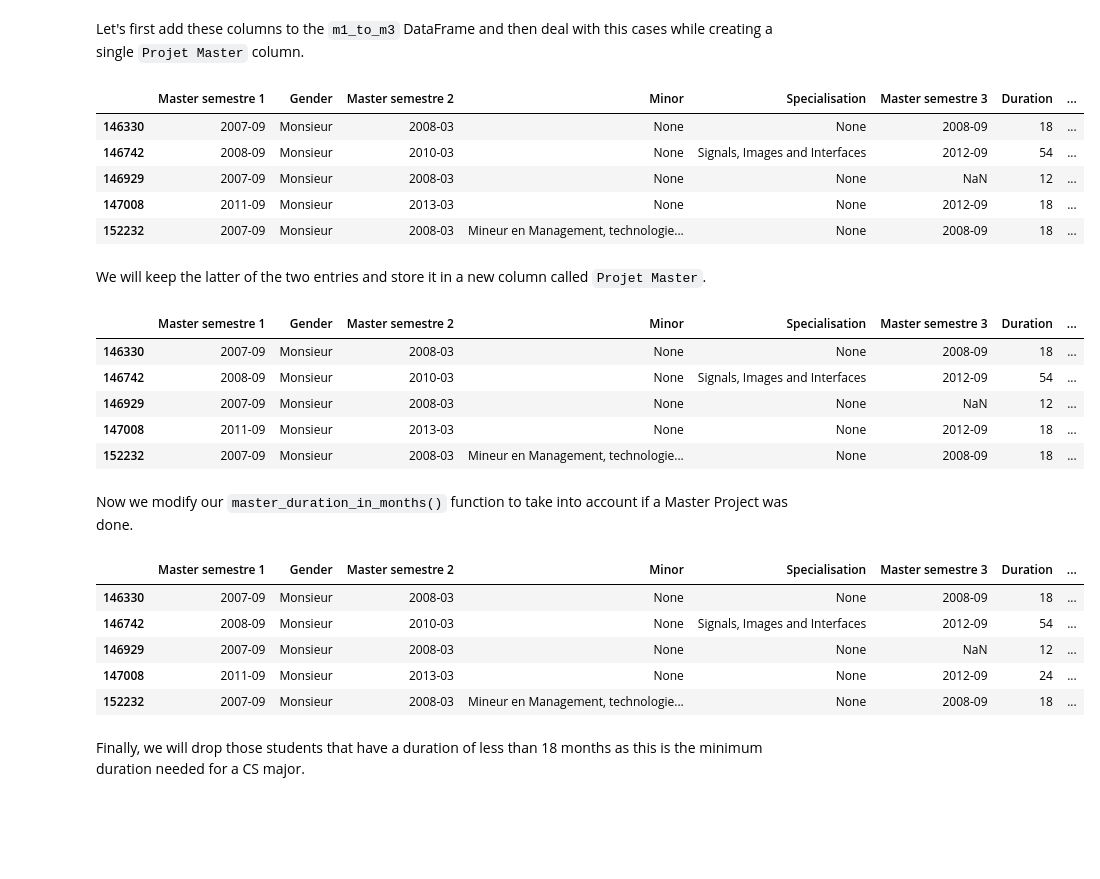
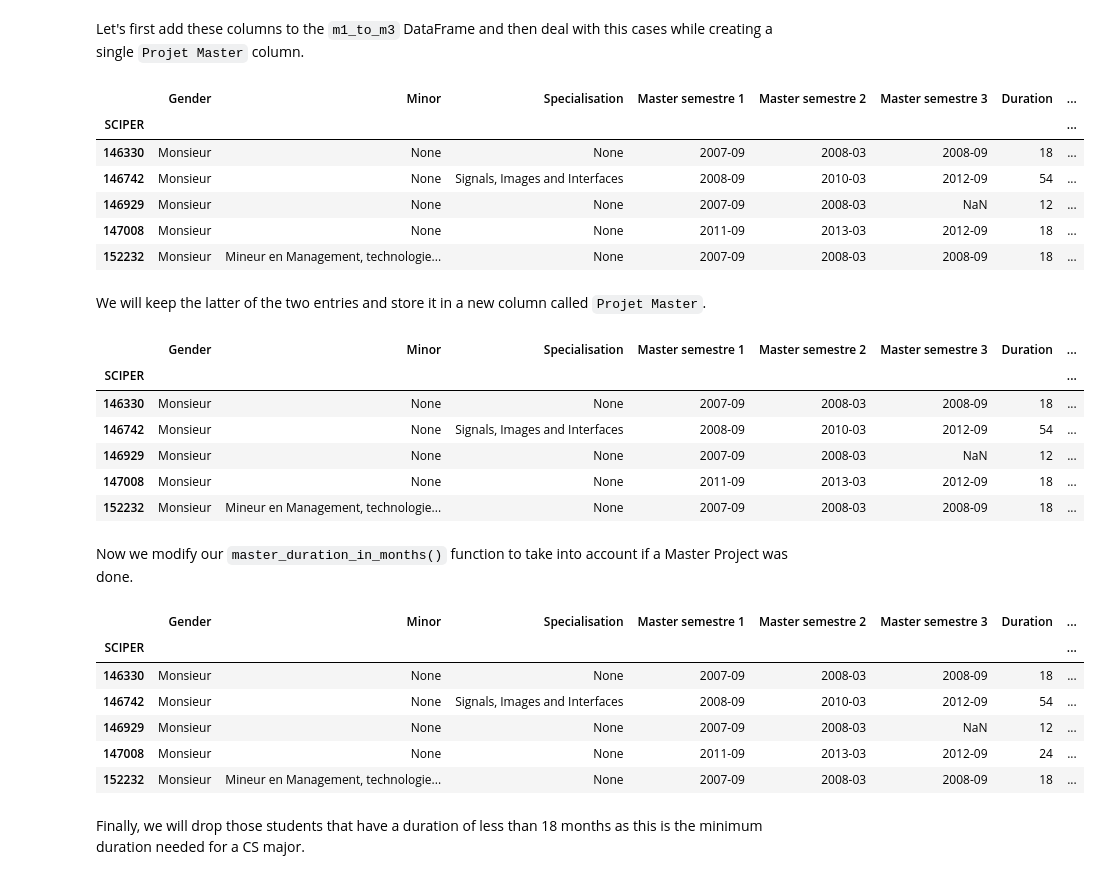
Before and after one commit to BeforeRain/ADA-homework, a Jupyter notebook: 02 - Data from the Web/SUBMISSION_data_from_the_web.ipynb, the cells around one changed output. Saved outputs shown, nothing was run; the diff lists cells and outputs as text; code cells hidden in the pictures; blank space fills up the shorter version.

```diff
--- a/02 - Data from the Web/SUBMISSION_data_from_the_web.ipynb
+++ b/02 - Data from the Web/SUBMISSION_data_from_the_web.ipynb
@@ -485,5 +494,6 @@ So we will take the Specialization/Minor from M2 when combining M1, M2, and M3.
 # %%
 m1_to_m3 = df_m1[["Master semestre 1","Gender"]].join(df_m2[["Master semestre 2","Minor","Specialisation"]],
                                                             how='inner').join(df_m3["Master semestre 3"])
+m1_to_m3 = m1_to_m3[["Gender","Minor","Specialisation","Master semestre 1","Master semestre 2","Master semestre 3"]]
 m1_to_m3.head()
 # %% [output]
@@ -549,12 +561,13 @@ Let's first add these columns to the `m1_to_m3` DataFrame and then deal with thi
 m1_to_proj = m1_to_m3.join(df_pm_aut["Projet Master automne"]).join(df_pm_pri["Projet Master printemps"])
 m1_to_proj.head()
 # %% [output]
-|  | Master semestre 1 | Gender | Master semestre 2 | Minor | Specialisation | Master semestre 3 | Duration | ... |
-| 146330 | 2007-09 | Monsieur | 2008-03 | None | None | 2008-09 | 18 | ... |
-| 146742 | 2008-09 | Monsieur | 2010-03 | None | Signals, Images and Interfaces | 2012-09 | 54 | ... |
-| 146929 | 2007-09 | Monsieur | 2008-03 | None | None | NaN | 12 | ... |
-| 147008 | 2011-09 | Monsieur | 2013-03 | None | None | 2012-09 | 18 | ... |
-| 152232 | 2007-09 | Monsieur | 2008-03 | Mineur en Management, technologie... | None | 2008-09 | 18 | ... |
+|  | Gender | Minor | Specialisation | Master semestre 1 | Master semestre 2 | Master semestre 3 | Duration | ... |
+| SCIPER |  |  |  |  |  |  |  | ... |
+| 146330 | Monsieur | None | None | 2007-09 | 2008-03 | 2008-09 | 18 | ... |
+| 146742 | Monsieur | None | Signals, Images and Interfaces | 2008-09 | 2010-03 | 2012-09 | 54 | ... |
+| 146929 | Monsieur | None | None | 2007-09 | 2008-03 | NaN | 12 | ... |
+| 147008 | Monsieur | None | None | 2011-09 | 2013-03 | 2012-09 | 18 | ... |
+| 152232 | Monsieur | Mineur en Management, technologie... | None | 2007-09 | 2008-03 | 2008-09 | 18 | ... |
 # %% [markdown]
 We will keep the latter of the two entries and store it in a new column called `Projet Master`.
 # %%
@@ -580,36 +593,38 @@ def create_single_project_column(row):
 m1_to_proj['Projet Master'] = m1_to_proj.apply(lambda row: create_single_project_column(row), axis=1)
 m1_to_proj.head()
 # %% [output]
-|  | Master semestre 1 | Gender | Master semestre 2 | Minor | Specialisation | Master semestre 3 | Duration | ... |
-| 146330 | 2007-09 | Monsieur | 2008-03 | None | None | 2008-09 | 18 | ... |
-| 146742 | 2008-09 | Monsieur | 2010-03 | None | Signals, Images and Interfaces | 2012-09 | 54 | ... |
-| 146929 | 2007-09 | Monsieur | 2008-03 | None | None | NaN | 12 | ... |
-| 147008 | 2011-09 | Monsieur | 2013-03 | None | None | 2012-09 | 18 | ... |
-| 152232 | 2007-09 | Monsieur | 2008-03 | Mineur en Management, technologie... | None | 2008-09 | 18 | ... |
+|  | Gender | Minor | Specialisation | Master semestre 1 | Master semestre 2 | Master semestre 3 | Duration | ... |
+| SCIPER |  |  |  |  |  |  |  | ... |
+| 146330 | Monsieur | None | None | 2007-09 | 2008-03 | 2008-09 | 18 | ... |
+| 146742 | Monsieur | None | Signals, Images and Interfaces | 2008-09 | 2010-03 | 2012-09 | 54 | ... |
+| 146929 | Monsieur | None | None | 2007-09 | 2008-03 | NaN | 12 | ... |
+| 147008 | Monsieur | None | None | 2011-09 | 2013-03 | 2012-09 | 18 | ... |
+| 152232 | Monsieur | Mineur en Management, technologie... | None | 2007-09 | 2008-03 | 2008-09 | 18 | ... |
 # %% [markdown]
 Now we modify our `master_duration_in_months()` function to take into account if a Master Project was done.
 # %%
 # now including Projet Master
 def master_duration_in_months(row):
     start_date = row['Master semestre 1']
     end_date = row['Master semestre 2']
     if pd.notnull(row['Projet Master']):
         end_date = later_date(end_date, row['Projet Master'])
     if pd.notnull(row['Master semestre 3']):
         end_date = later_date(end_date, row['Master semestre 3'])
     if pd.isnull(start_date) or pd.isnull(end_date):
         return np.nan
     return months_between_dates(start_date, end_date)
 
-m1_to_proj['Duration'] = m1_to_proj.apply(lambda row: master_duration_in_months(row), axis=1)
+m1_to_proj['Duration'] = m1_to_proj.apply(master_duration_in_months, axis=1)
 m1_to_proj.head()
 # %% [output]
-|  | Master semestre 1 | Gender | Master semestre 2 | Minor | Specialisation | Master semestre 3 | Duration | ... |
-| 146330 | 2007-09 | Monsieur | 2008-03 | None | None | 2008-09 | 18 | ... |
-| 146742 | 2008-09 | Monsieur | 2010-03 | None | Signals, Images and Interfaces | 2012-09 | 54 | ... |
-| 146929 | 2007-09 | Monsieur | 2008-03 | None | None | NaN | 12 | ... |
-| 147008 | 2011-09 | Monsieur | 2013-03 | None | None | 2012-09 | 24 | ... |
-| 152232 | 2007-09 | Monsieur | 2008-03 | Mineur en Management, technologie... | None | 2008-09 | 18 | ... |
+|  | Gender | Minor | Specialisation | Master semestre 1 | Master semestre 2 | Master semestre 3 | Duration | ... |
+| SCIPER |  |  |  |  |  |  |  | ... |
+| 146330 | Monsieur | None | None | 2007-09 | 2008-03 | 2008-09 | 18 | ... |
+| 146742 | Monsieur | None | Signals, Images and Interfaces | 2008-09 | 2010-03 | 2012-09 | 54 | ... |
+| 146929 | Monsieur | None | None | 2007-09 | 2008-03 | NaN | 12 | ... |
+| 147008 | Monsieur | None | None | 2011-09 | 2013-03 | 2012-09 | 24 | ... |
+| 152232 | Monsieur | Mineur en Management, technologie... | None | 2007-09 | 2008-03 | 2008-09 | 18 | ... |
 # %% [markdown]
 Finally, we will drop those students that have a duration of less than 18 months as this is the minimum duration needed for a CS major.
 # %%
```
Also changed, not shown: parts of 18 cells of this notebook.
